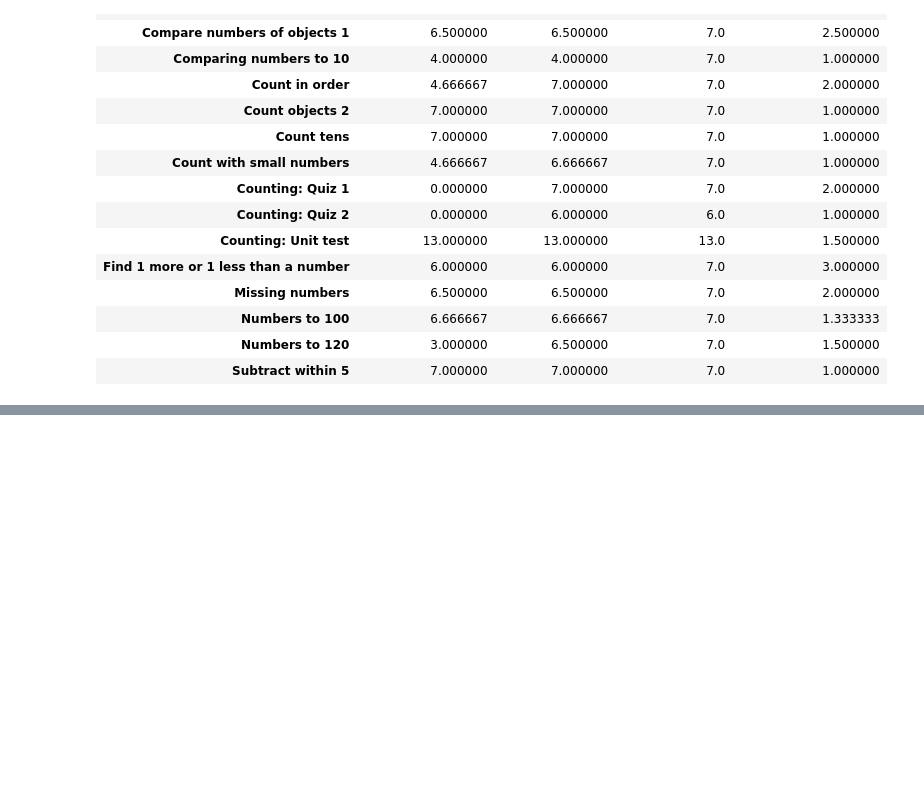
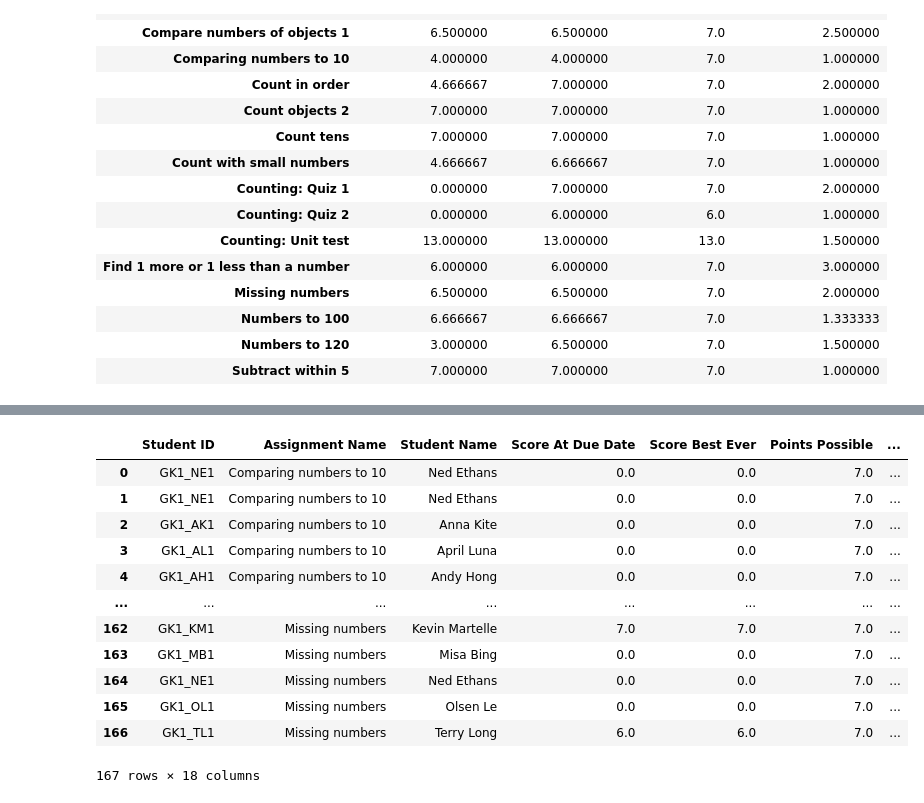
Before and after one commit to kle96/student-dashboard, a Jupyter notebook: data_cleaning/data_cleaning1.ipynb, the cells around one changed output, grey strips where cells are left out. Saved outputs shown, nothing was run; the diff lists cells and outputs as text; code cells hidden in the pictures; blank space fills up the shorter version.

Commit message:
adjusted weight function to calc for num attempts

```diff
--- a/data_cleaning/data_cleaning1.ipynb
+++ b/data_cleaning/data_cleaning1.ipynb
@@ -479,7 +485,22 @@ df_mean
 # %%
-# Scale each students' best score based on the Avg Number of Attempts
-def weight_Score(df, mean_df, col_name, merge_by):
-    df_new = df.merge(mean_df[[col_name]], left_on=merge_by, right_on=merge_by)
-    df_new['Weighted Score'] = (1 + (df_new[col_name+'_y'] - df_new[col_name+'_x'])/df_new[col_name+'_y'])*df_new["Percent Score"]
-    df_new.columns= list(df.columns) + ["Average "+col_name, 'Weighted Score']
+def weight_Score_attempts(df, mean_df):
+    df_new = df.merge(mean_df[['Number Of Attempts']], left_on= "Assignment Name", right_on="Assignment Name")
+    df_new['Weighted Score'] = (1 + (df_new['Number Of Attempts_y'] - df_new['Number Of Attempts_x'])/df_new['Number Of Attempts_y'])*df_new["Score Best Ever"]
+    df_new.columns= list(df.columns) + ['Average Number Of Attempts', 'Weighted Score']
     return df_new
+# %%
+weight_Score_attempts(df, df_mean)
+# %% [output]
+|  | Student ID | Assignment Name | Student Name | Score At Due Date | Score Best Ever | Points Possible | ... |
+| 0 | GK1_NE1 | Comparing numbers to 10 | Ned Ethans | 0.0 | 0.0 | 7.0 | ... |
+| 1 | GK1_NE1 | Comparing numbers to 10 | Ned Ethans | 0.0 | 0.0 | 7.0 | ... |
+| 2 | GK1_AK1 | Comparing numbers to 10 | Anna Kite | 0.0 | 0.0 | 7.0 | ... |
+| 3 | GK1_AL1 | Comparing numbers to 10 | April Luna | 0.0 | 0.0 | 7.0 | ... |
+| 4 | GK1_AH1 | Comparing numbers to 10 | Andy Hong | 0.0 | 0.0 | 7.0 | ... |
+| ... | ... | ... | ... | ... | ... | ... | ... |
+| 162 | GK1_KM1 | Missing numbers | Kevin Martelle | 7.0 | 7.0 | 7.0 | ... |
+| 163 | GK1_MB1 | Missing numbers | Misa Bing | 0.0 | 0.0 | 7.0 | ... |
+| 164 | GK1_NE1 | Missing numbers | Ned Ethans | 0.0 | 0.0 | 7.0 | ... |
+| 165 | GK1_OL1 | Missing numbers | Olsen Le | 0.0 | 0.0 | 7.0 | ... |
+| 166 | GK1_TL1 | Missing numbers | Terry Long | 6.0 | 6.0 | 7.0 | ... |
+167 rows × 18 columns
```
Also changed, not shown: parts of 1 cell of this notebook.
